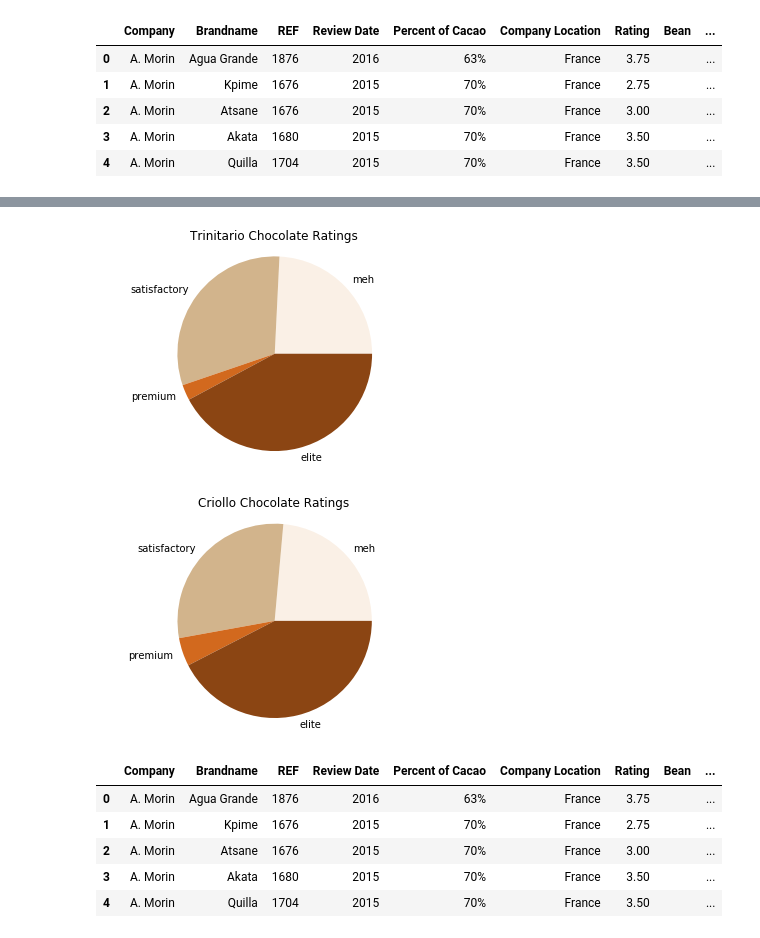
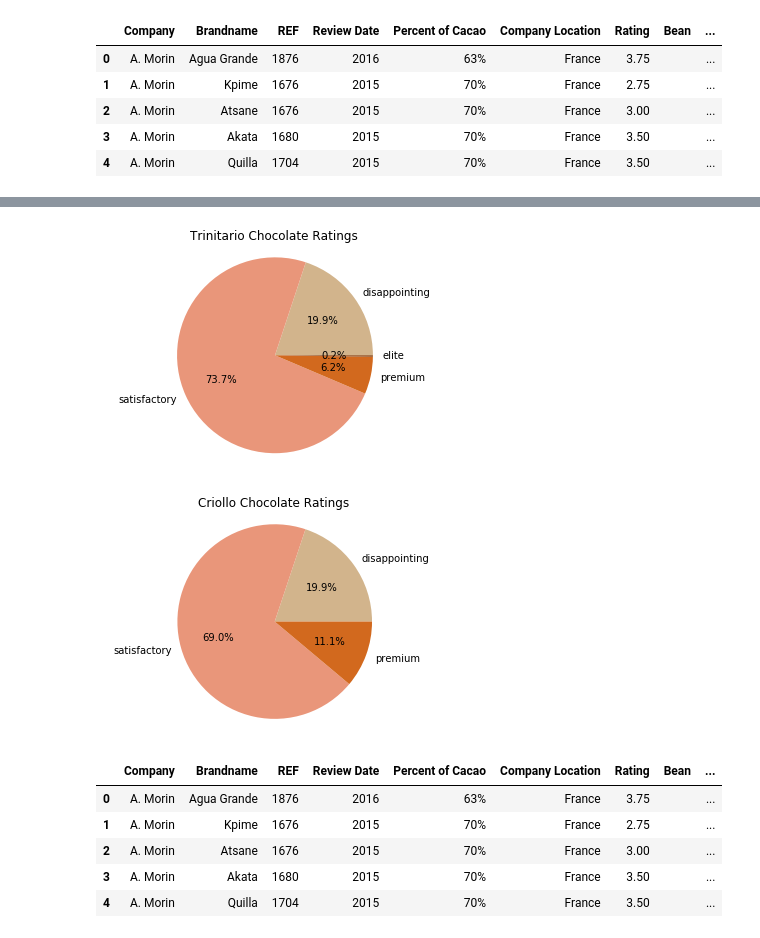
Before and after one commit to Data-Seal-Team-6/Project-1, a Jupyter notebook: Sabrina_Chocolate.ipynb, the cells around one changed output, grey strips where cells are left out. Cells and saved outputs as stored; diff of their text form; code cells hidden in the pictures.

```diff
--- a/Sabrina_Chocolate.ipynb
+++ b/Sabrina_Chocolate.ipynb
@@ -262,52 +263,56 @@ plt.savefig("Images/forestero_proportions.png")
 # Lets make a pie chart for the Trinitario types of beans
 
 trinitario = pd.DataFrame(cocoa_df.loc[cocoa_df["bean_type_1"] == "Trinitario"])
-# trinitario_bad = trinitario.loc[trinitario["Rating"] < 2.5]
-# t_bad = trinitario_bad["Rating"].count()
-trinitario_disappointing = trinitario.loc[trinitario["Rating"] < 3.5]
+trinitario_unpleasant = trinitario.loc[(trinitario["Rating"] >= 0) & (trinitario["Rating"] < 2)]
+t_unpleasant = trinitario_unpleasant["Rating"].count()
+trinitario_disappointing = trinitario.loc[(trinitario["Rating"] >= 2) & (trinitario["Rating"] < 3)]
 t_disappointing = trinitario_disappointing["Rating"].count()
-trinitario_satisfactory = trinitario.loc[(trinitario["Rating"] >= 3) & (trinitario["Rating"] < 3.9)]
+trinitario_satisfactory = trinitario.loc[(trinitario["Rating"] >= 3) & (trinitario["Rating"] < 4)]
 t_satisfactory = trinitario_satisfactory["Rating"].count()
 trinitario_premium = trinitario.loc[(trinitario["Rating"] >= 4) & (trinitario["Rating"] < 4.9)]
 t_premium = trinitario_premium["Rating"].count()
 trinitario_elite = trinitario.loc[trinitario["Rating"] == 5]
-t_elite = trinitario["Rating"].count()
+t_elite = trinitario_elite["Rating"].count()
 
-labels = ["meh", "satisfactory", "premium", "elite"]
+
+# Since there are no unpleasant trinitario chocolates, don't put it the chart to make the chart cleaner
+labels = ["disappointing", "satisfactory", "premium", "elite"]
 sizes = [t_disappointing, t_satisfactory, t_premium, t_elite]
-colors = ["linen", "tan", "chocolate", "saddlebrown"]
+colors = ["tan", "darksalmon", "chocolate", "saddlebrown"]
 
-plt.pie(sizes, labels=labels, colors=colors)
+plt.pie(sizes, labels=labels, autopct = "%1.1f%%", colors=colors)
 plt.title("Trinitario Chocolate Ratings")
 plt.axis("equal")
 plt.savefig("Images/trinitario_proportions.png")
 # %% [output]
-[figure, old version]
+[figure, new version]
 # %%
 # Lets make a pie chart for the Criollo types of beans by low, meh, medium, high
 
 criollo = pd.DataFrame(cocoa_df.loc[cocoa_df["bean_type_1"] == "Criollo"])
-# criollo_unpleasant = criollo.loc[criollo["Rating"] < 2.5]
-# c_bad = criollo_unpleasant["Rating"].count()
-criollo_disappointing = criollo.loc[criollo["Rating"] < 3.5]
-c_meh = criollo_disappointing["Rating"].count()
-criollo_satisfactory = criollo.loc[(criollo["Rating"] >= 3) & (criollo["Rating"] < 3.9)]
+criollo_unpleasant = criollo.loc[(criollo["Rating"] >= 0) & (criollo["Rating"] < 2)]
+c_unpleasant = criollo_unpleasant["Rating"].count()
+criollo_disappointing = criollo.loc[(criollo["Rating"] >= 2) & (criollo["Rating"] < 3)]
+c_disappointing = criollo_disappointing["Rating"].count()
+criollo_satisfactory = criollo.loc[(criollo["Rating"] >= 3) & (criollo["Rating"] < 4)]
 c_satisfactory = criollo_satisfactory["Rating"].count()
 criollo_premium = criollo.loc[(criollo["Rating"] >= 4) & (criollo["Rating"] < 4.9)]
 c_premium = criollo_premium["Rating"].count()
 criollo_elite = criollo.loc[criollo["Rating"] == 5]
-c_elite = criollo["Rating"].count()
+c_elite = criollo_elite["Rating"].count()
 
-labels = ["meh", "satisfactory", "premium", "elite"]
-sizes = [c_meh, c_satisfactory, c_premium, c_elite]
-colors = ["linen", "tan", "chocolate", "saddlebrown"]
 
-plt.pie(sizes, labels=labels, colors=colors)
+# There are no unpleasant or elite criollo chocolates, so they are not included in the pie chart
+labels = ["disappointing", "satisfactory", "premium"]
+sizes = [c_disappointing, c_satisfactory, c_premium]
+colors = ["tan", "darksalmon", "chocolate"]
+
+plt.pie(sizes, labels=labels, autopct = "%1.1f%%", colors=colors)
 plt.title("Criollo Chocolate Ratings")
 plt.axis("equal")
 plt.savefig("Images/criollo_proportions.png")
 # %% [output]
-[figure, old version]
+[figure, new version]
 # %%
 cocoa_df.head()
 # %% [output]
```
Also changed, not shown: parts of 2 cells of this notebook, 3 other files.
